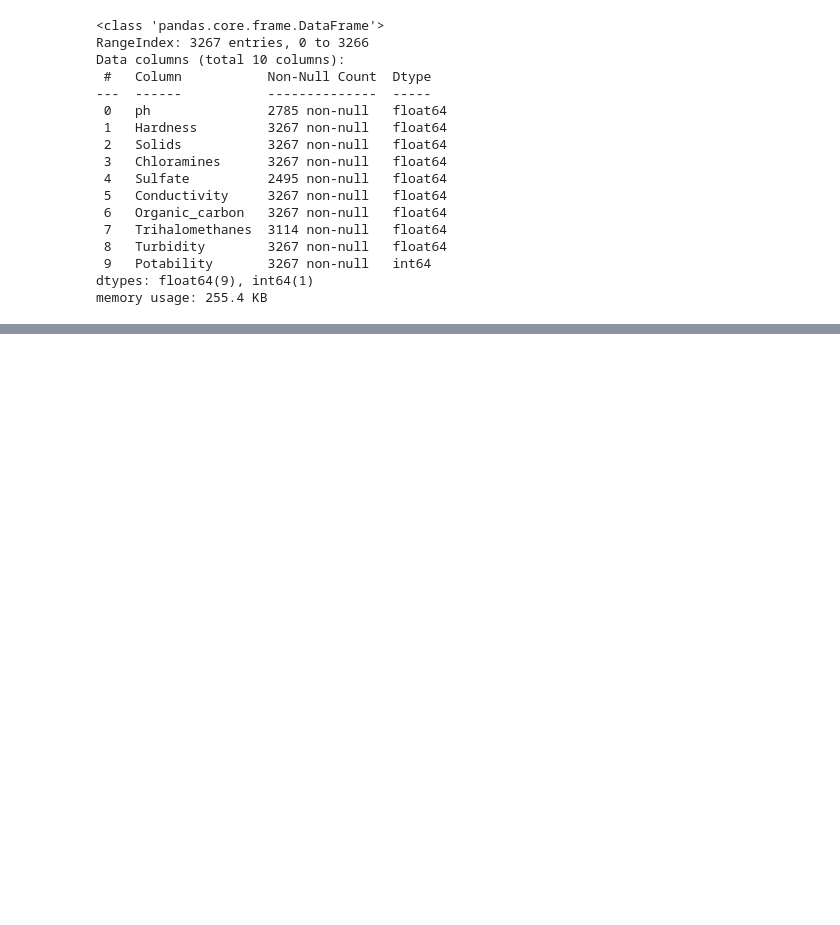
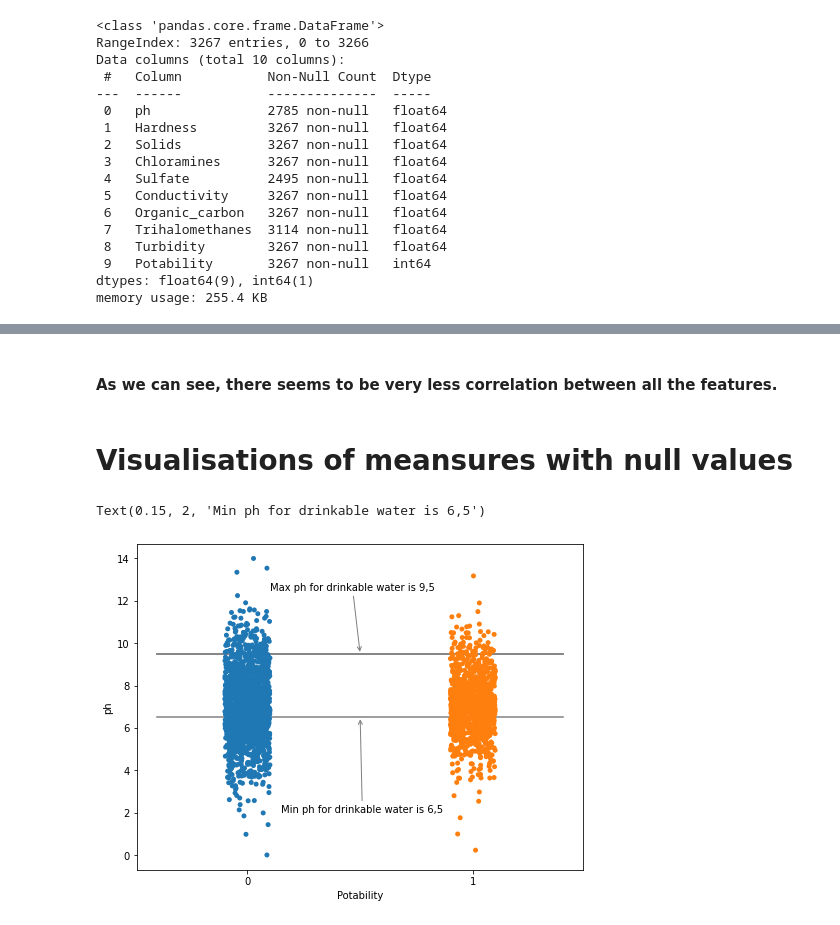
Before and after one commit to AleksanderWernik/Water_potability, a Jupyter notebook: Woda.ipynb, the cells around one changed output, grey strips where cells are left out. Saved outputs shown, nothing was run; the diff lists cells and outputs as text; code cells hidden in the pictures; blank space fills up the shorter version.

```diff
--- a/Woda.ipynb
+++ b/Woda.ipynb
@@ -218,0 +98,23 @@ weighted avg       0.52      0.54      0.52       403
+# %% [markdown]
+#### As we can see, there seems to be very less correlation between all the features.
+# %% [markdown]
+# Visualisations of meansures with null values
+# %%
+plt.figure(figsize=(8,6))
+ax = sns.stripplot(x='Potability', y='ph', data=df)
+a = [-0.4,1.4]
+b = [9.5,9.5]
+sns.lineplot(a,b, color='gray')
+c = [-0.4,1.4]
+d = [6.5,6.5]
+sns.lineplot(a,b, color='gray')
+xx=sns.lineplot(c,d, color='gray')
+ax.annotate('Max ph for drinkable water is 9,5', xy=[0.5,9.5],
+           xytext=[0.1,12.5],
+           arrowprops={'arrowstyle': '->', 'color':'gray'})
+xx.annotate('Min ph for drinkable water is 6,5', xy=[0.5,6.5],
+           xytext=[0.15,2],
+           arrowprops={'arrowstyle': '->', 'color':'gray'})
+# %% [output]
+Text(0.15, 2, 'Min ph for drinkable water is 6,5')
+[figure, added]
```
Also changed, not shown: parts of 58 cells of this notebook.
